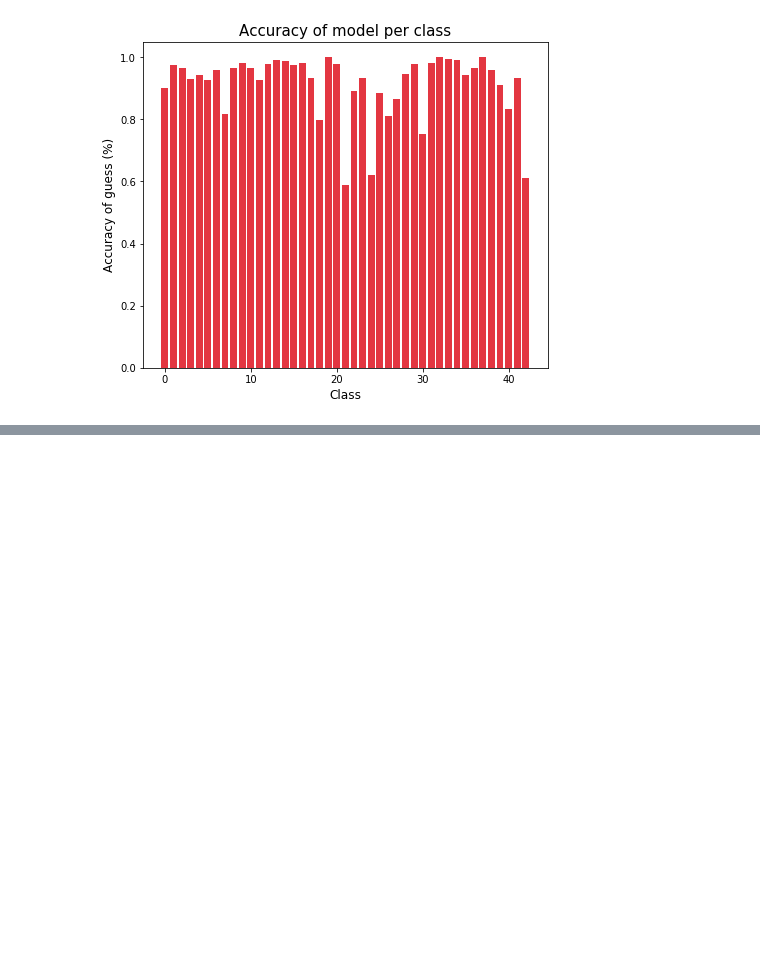
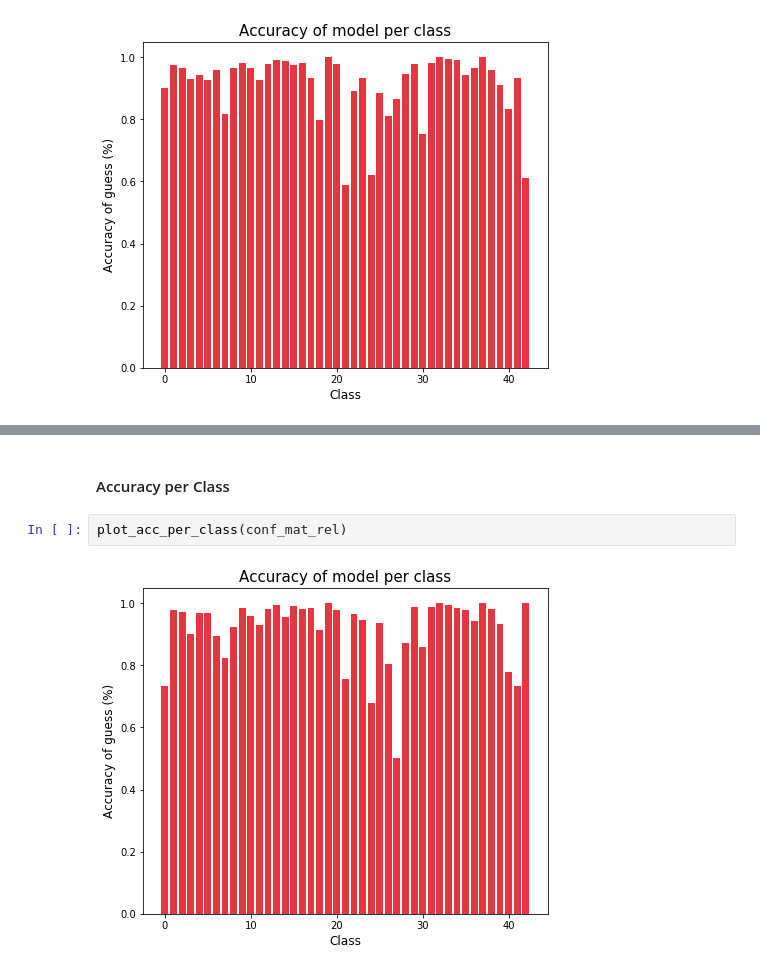
Before and after one commit to HerouFenix/taa-traffic-sign-identification, a Jupyter notebook: Project1.ipynb, the cells around one changed output, grey strips where cells are left out. Cells and saved outputs as stored; diff of their text form; blank space fills up the shorter version.

```diff
--- a/Project1.ipynb
+++ b/Project1.ipynb
@@ -1373,0 +1422,6 @@ plot_cv_per_clas
+# %% [markdown]
+#### Accuracy per Class
+# %%
+plot_acc_per_class(conf_mat_rel)
+# %% [output]
+[figure, added]
```
Also changed, not shown: parts of 8 cells of this notebook.
